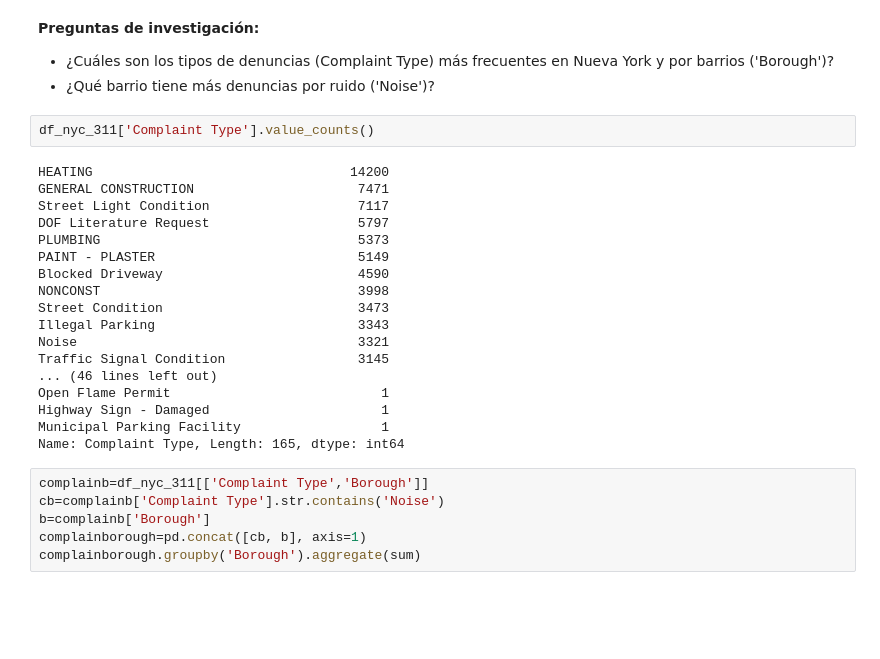
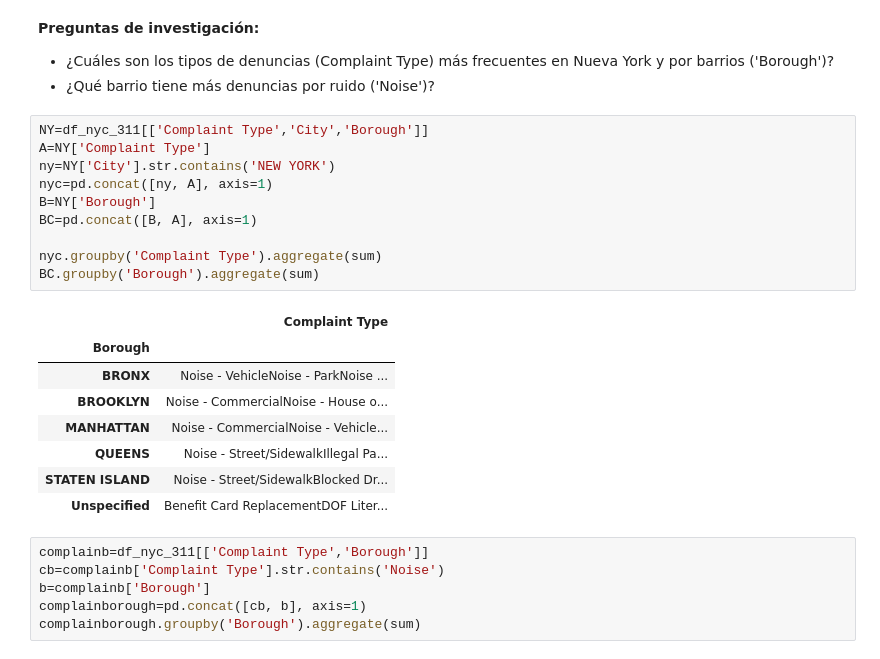
Before and after one commit to EKochG/info268, a Jupyter notebook: TP4/TP4 - Gestión y Visualización de datos con Pandas y Matplotlib.ipynb, the cells around one changed output. Drawn from its saved outputs; the diff is of its cells as text; blank space fills up the shorter version.

```diff
--- a/TP4/TP4 - Gestión y Visualización de datos con Pandas y Matplotlib.ipynb
+++ b/TP4/TP4 - Gestión y Visualización de datos con Pandas y Matplotlib.ipynb
@@ -319,26 +319,25 @@ Name: Borough, dtype: int64
 <li>¿Cuáles son los tipos de denuncias (Complaint Type) más frecuentes en Nueva York y por barrios ('Borough')?</li>
 <li>¿Qué barrio tiene más denuncias por ruido ('Noise')?</li>
 </ul>
-# %%
-df_nyc_311['Complaint Type'].value_counts()
-# %% [output]
-HEATING                                 14200
-GENERAL CONSTRUCTION                     7471
-Street Light Condition                   7117
-DOF Literature Request                   5797
-PLUMBING                                 5373
-PAINT - PLASTER                          5149
-Blocked Driveway                         4590
-NONCONST                                 3998
-Street Condition                         3473
-Illegal Parking                          3343
-Noise                                    3321
-Traffic Signal Condition                 3145
-... (46 lines left out)
-Open Flame Permit                           1
-Highway Sign - Damaged                      1
-Municipal Parking Facility                  1
-Name: Complaint Type, Length: 165, dtype: int64
+# %%
+NY=df_nyc_311[['Complaint Type','City','Borough']]
+A=NY['Complaint Type']
+ny=NY['City'].str.contains('NEW YORK')
+nyc=pd.concat([ny, A], axis=1)
+B=NY['Borough']
+BC=pd.concat([B, A], axis=1)
+
+nyc.groupby('Complaint Type').aggregate(sum)
+BC.groupby('Borough').aggregate(sum)
+# %% [output]
+|  | Complaint Type |
+| Borough |  |
+| BRONX | Noise - VehicleNoise - ParkNoise ... |
+| BROOKLYN | Noise - CommercialNoise - House o... |
+| MANHATTAN | Noise - CommercialNoise - Vehicle... |
+| QUEENS | Noise - Street/SidewalkIllegal Pa... |
+| STATEN ISLAND | Noise - Street/SidewalkBlocked Dr... |
+| Unspecified | Benefit Card ReplacementDOF Liter... |
 # %%
 complainb=df_nyc_311[['Complaint Type','Borough']]
 cb=complainb['Complaint Type'].str.contains('Noise')
```
